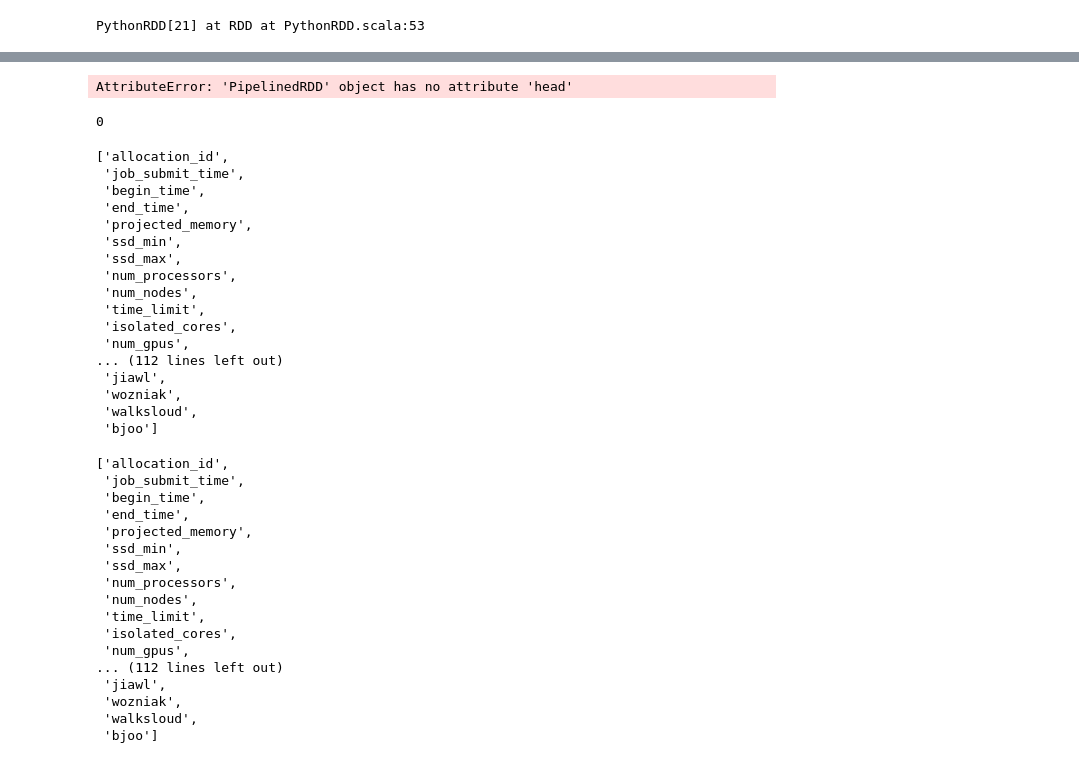
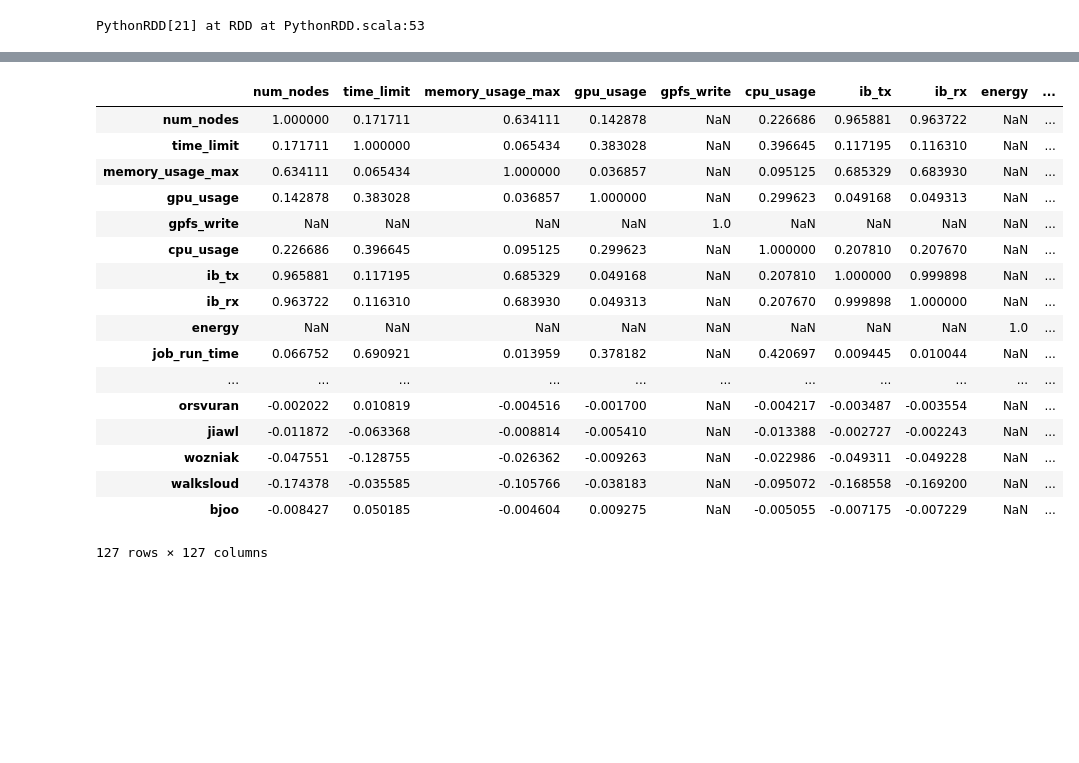
Before and after one commit to mew2057/CAST, a Jupyter notebook: csm_big_data/python3/sandbox.ipynb, the cells around one changed output, grey strips where cells are left out. Cells and saved outputs as stored; diff of their text form; code cells hidden in the pictures; blank space fills up the shorter version.

```diff
--- a/csm_big_data/python3/sandbox.ipynb
+++ b/csm_big_data/python3/sandbox.ipynb
@@ -330,57 +468,25 @@ uJDF = uJDF.drop()
 # %%
-features    = uJDF.rdd.map(lambda row: row[4:])
-featureCols = uJDF.columns[4:]
-scaler      = StandardScaler(withMean=true, withStd=True, inputCol="feature", outputCol="scaledFeature")
-#features    = StandardScaler.transform(features)
-corr_matrix = Statistics.corr(features, method="pearson") #  Retrieve a matrix
+
+corr_matrix = Statistics.corr(features, method="pearson")
 pdJDF       = pd.DataFrame(corr_matrix)
-
 pdJDF.index,pdJDF.columns = featureCols,featureCols
+pdJDF
+# %% [output]
+|  | num_nodes | time_limit | memory_usage_max | gpu_usage | gpfs_write | cpu_usage | ib_tx | ib_rx | energy | ... |
+| num_nodes | 1.000000 | 0.171711 | 0.634111 | 0.142878 | NaN | 0.226686 | 0.965881 | 0.963722 | NaN | ... |
+| time_limit | 0.171711 | 1.000000 | 0.065434 | 0.383028 | NaN | 0.396645 | 0.117195 | 0.116310 | NaN | ... |
+| memory_usage_max | 0.634111 | 0.065434 | 1.000000 | 0.036857 | NaN | 0.095125 | 0.685329 | 0.683930 | NaN | ... |
+| gpu_usage | 0.142878 | 0.383028 | 0.036857 | 1.000000 | NaN | 0.299623 | 0.049168 | 0.049313 | NaN | ... |
+| gpfs_write | NaN | NaN | NaN | NaN | 1.0 | NaN | NaN | NaN | NaN | ... |
+| cpu_usage | 0.226686 | 0.396645 | 0.095125 | 0.299623 | NaN | 1.000000 | 0.207810 | 0.207670 | NaN | ... |
+| ib_tx | 0.965881 | 0.117195 | 0.685329 | 0.049168 | NaN | 0.207810 | 1.000000 | 0.999898 | NaN | ... |
+| ib_rx | 0.963722 | 0.116310 | 0.683930 | 0.049313 | NaN | 0.207670 | 0.999898 | 1.000000 | NaN | ... |
+| energy | NaN | NaN | NaN | NaN | NaN | NaN | NaN | NaN | 1.0 | ... |
+| job_run_time | 0.066752 | 0.690921 | 0.013959 | 0.378182 | NaN | 0.420697 | 0.009445 | 0.010044 | NaN | ... |
+| ... | ... | ... | ... | ... | ... | ... | ... | ... | ... | ... |
+| orsvuran | -0.002022 | 0.010819 | -0.004516 | -0.001700 | NaN | -0.004217 | -0.003487 | -0.003554 | NaN | ... |
+| jiawl | -0.011872 | -0.063368 | -0.008814 | -0.005410 | NaN | -0.013388 | -0.002727 | -0.002243 | NaN | ... |
+| wozniak | -0.047551 | -0.128755 | -0.026362 | -0.009263 | NaN | -0.022986 | -0.049311 | -0.049228 | NaN | ... |
+| walksloud | -0.174378 | -0.035585 | -0.105766 | -0.038183 | NaN | -0.095072 | -0.168558 | -0.169200 | NaN | ... |
+| bjoo | -0.008427 | 0.050185 | -0.004604 | 0.009275 | NaN | -0.005055 | -0.007175 | -0.007229 | NaN | ... |
+127 rows × 127 columns
-# %%
-features.head().features
-# %% [output]
-AttributeError: 'PipelinedRDD' object has no attribute 'head'
-# %%
-len(uJDF.getDummyCols())
-# %% [output]
-0
-# %%
-featureCols
-# %% [output]
-['allocation_id',
- 'job_submit_time',
- 'begin_time',
- 'end_time',
- 'projected_memory',
- 'ssd_min',
- 'ssd_max',
- 'num_processors',
- 'num_nodes',
- 'time_limit',
- 'isolated_cores',
- 'num_gpus',
-... (112 lines left out)
- 'jiawl',
- 'wozniak',
- 'walksloud',
- 'bjoo']
-# %%
-uJDF.columns
-# %% [output]
-['allocation_id',
- 'job_submit_time',
- 'begin_time',
- 'end_time',
- 'projected_memory',
- 'ssd_min',
- 'ssd_max',
- 'num_processors',
- 'num_nodes',
- 'time_limit',
- 'isolated_cores',
- 'num_gpus',
-... (112 lines left out)
- 'jiawl',
- 'wozniak',
- 'walksloud',
- 'bjoo']
```
Also changed, not shown: parts of 17 cells of this notebook.
